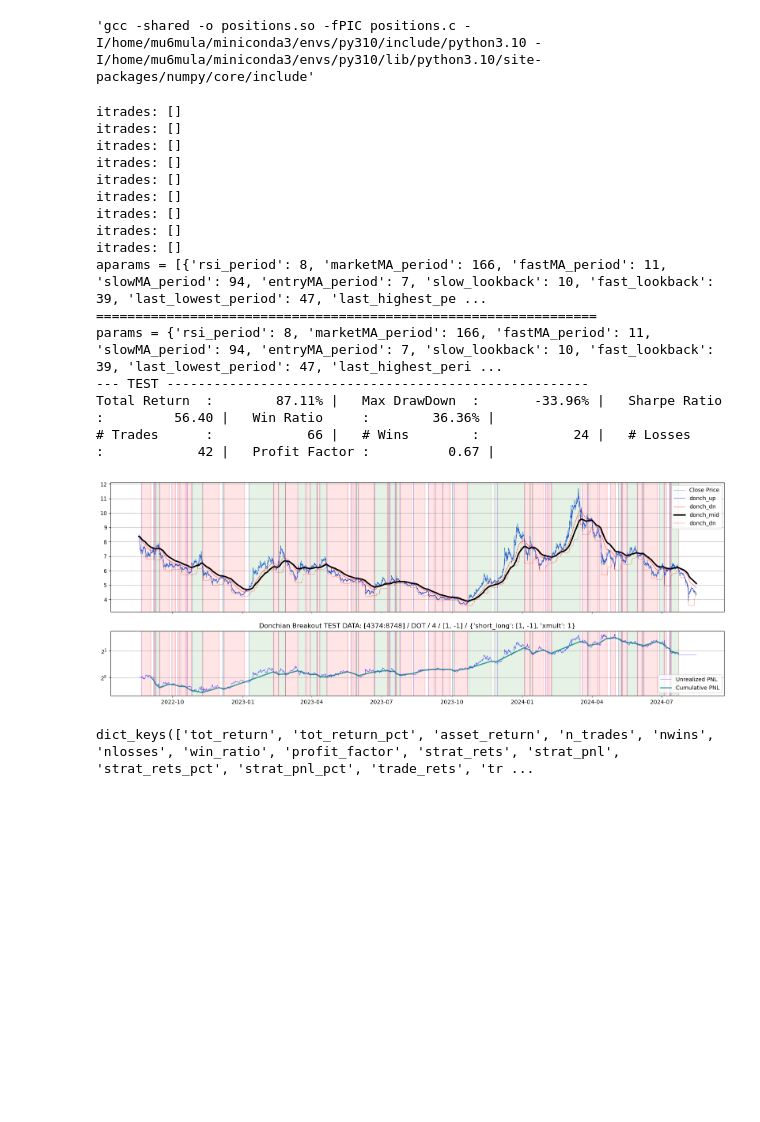
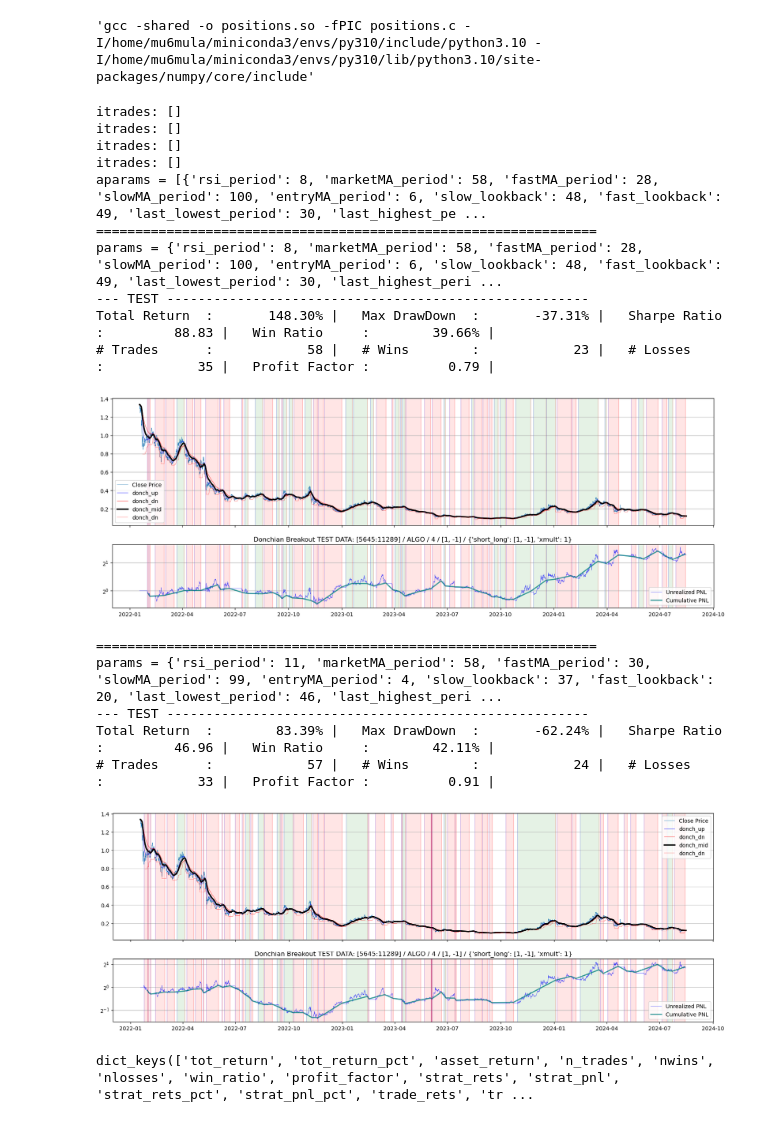
Before and after one commit to petarkabashki/pk-crypto-tools, a Jupyter notebook: 2024-research/slope-is-dope.ipynb, the cells around one changed output. Drawn from its saved outputs; the diff is of its cells as text; code cells hidden in the pictures; blank space fills up the shorter version.

```diff
--- a/2024-research/slope-is-dope.ipynb
+++ b/2024-research/slope-is-dope.ipynb
@@ -416,45 +416,46 @@ optuna.logging.set_verbosity(optuna.logging.ERROR)
 # data = load_sp500_stock_candles(asset)['2010':'2025']
 # data['close'] = data['adj close']
 # data = load_russel2000_candles('XOXO')['2006':]
-asset = 'DOT'
-data = load_candles('binance',asset,'USDT','4h')#['2020':'2025']#.iloc[-35000:-5000]
+asset = 'ALGO'
+data = load_candles('binance',asset,'USDT','8h')#['2020':'2025']#.iloc[-35000:-5000]
 nhours = 4; short_long = [1,-1]; train_ratio = .5
 
 # fig, res = print_performance(data, nhours, asset, reset_index=False, backtest_fn=backtest, params=params, btkwargs={'short_long':[1], 'xmult':1})
 # data = data.resample(f'{nhours}H').agg({'open': 'first','high': 'max','low': 'min','close': 'last','volume': 'sum'})
 data_train = data.iloc[:int(data.shape[0]*train_ratio)]; data_test = data.iloc[data_train.shape[0]:]
 study = optimize(data_train, nhours, param_defs, backtest_fn=backtest, short_long=short_long,xmult=1, n_trials=500)
 aparams = [t.params for t in reversed(study.best_trials[-10:])]
 # # # def print_performance(data, nhours, asset, reset_index=False, backtest_fn=backtest, params=None, btkwargs=None):
 print(f'aparams = {aparams}')
 for params in aparams:
     print('================================================================')
     print(f'params = {params}')
     # if len(data_train):
         # print('--- TRAIN -----------------------------------------------------')
         # fig_tr,res_tr = print_performance(data_train,nhours,asset,reset_index=False,params=params,btkwargs={'short_long':[1,-1], 'xmult':1}, title=f'TRAIN DATA: [0:{data_train.shape[0]}]')
     if len(data_test):
         print('--- TEST ------------------------------------------------------')
         fig_ts, res_ts = print_performance(data_test,nhours,asset,reset_index=False,params=params,btkwargs={'short_long':[1,-1], 'xmult':1}, title=f'TEST DATA: [{data_test.shape[0]}:{data.shape[0]}]')
 
 # fig
 # %% [output]
 itrades: []
 itrades: []
 itrades: []
 itrades: []
-itrades: []
-itrades: []
-itrades: []
-itrades: []
-itrades: []
-aparams = [{'rsi_period': 8, 'marketMA_period': 166, 'fastMA_period': 11, 'slowMA_period': 94, 'entryMA_period': 7, 'slow_lookback': 10, 'fast_lookback': 39, 'last_lowest_period': 47, 'last_highest_pe ...
+aparams = [{'rsi_period': 8, 'marketMA_period': 58, 'fastMA_period': 28, 'slowMA_period': 100, 'entryMA_period': 6, 'slow_lookback': 48, 'fast_lookback': 49, 'last_lowest_period': 30, 'last_highest_pe ...
 ================================================================
-params = {'rsi_period': 8, 'marketMA_period': 166, 'fastMA_period': 11, 'slowMA_period': 94, 'entryMA_period': 7, 'slow_lookback': 10, 'fast_lookback': 39, 'last_lowest_period': 47, 'last_highest_peri ...
+params = {'rsi_period': 8, 'marketMA_period': 58, 'fastMA_period': 28, 'slowMA_period': 100, 'entryMA_period': 6, 'slow_lookback': 48, 'fast_lookback': 49, 'last_lowest_period': 30, 'last_highest_peri ...
 --- TEST ------------------------------------------------------
-Total Return  :        87.11% |   Max DrawDown  :       -33.96% |   Sharpe Ratio  :         56.40 |   Win Ratio     :        36.36% |
-# Trades      :            66 |   # Wins        :            24 |   # Losses      :            42 |   Profit Factor :          0.67 |
+Total Return  :       148.30% |   Max DrawDown  :       -37.31% |   Sharpe Ratio  :         88.83 |   Win Ratio     :        39.66% |
+# Trades      :            58 |   # Wins        :            23 |   # Losses      :            35 |   Profit Factor :          0.79 |
-[figure, old version]
+[figure, new version]
+================================================================
+params = {'rsi_period': 11, 'marketMA_period': 58, 'fastMA_period': 30, 'slowMA_period': 99, 'entryMA_period': 4, 'slow_lookback': 37, 'fast_lookback': 20, 'last_lowest_period': 46, 'last_highest_peri ...
+--- TEST ------------------------------------------------------
+Total Return  :        83.39% |   Max DrawDown  :       -62.24% |   Sharpe Ratio  :         46.96 |   Win Ratio     :        42.11% |
+# Trades      :            57 |   # Wins        :            24 |   # Losses      :            33 |   Profit Factor :          0.91 |
+[figure, added]
 # %%
 res_tr.keys()
 # %% [output]
```
Also changed, not shown: 7 other files.
